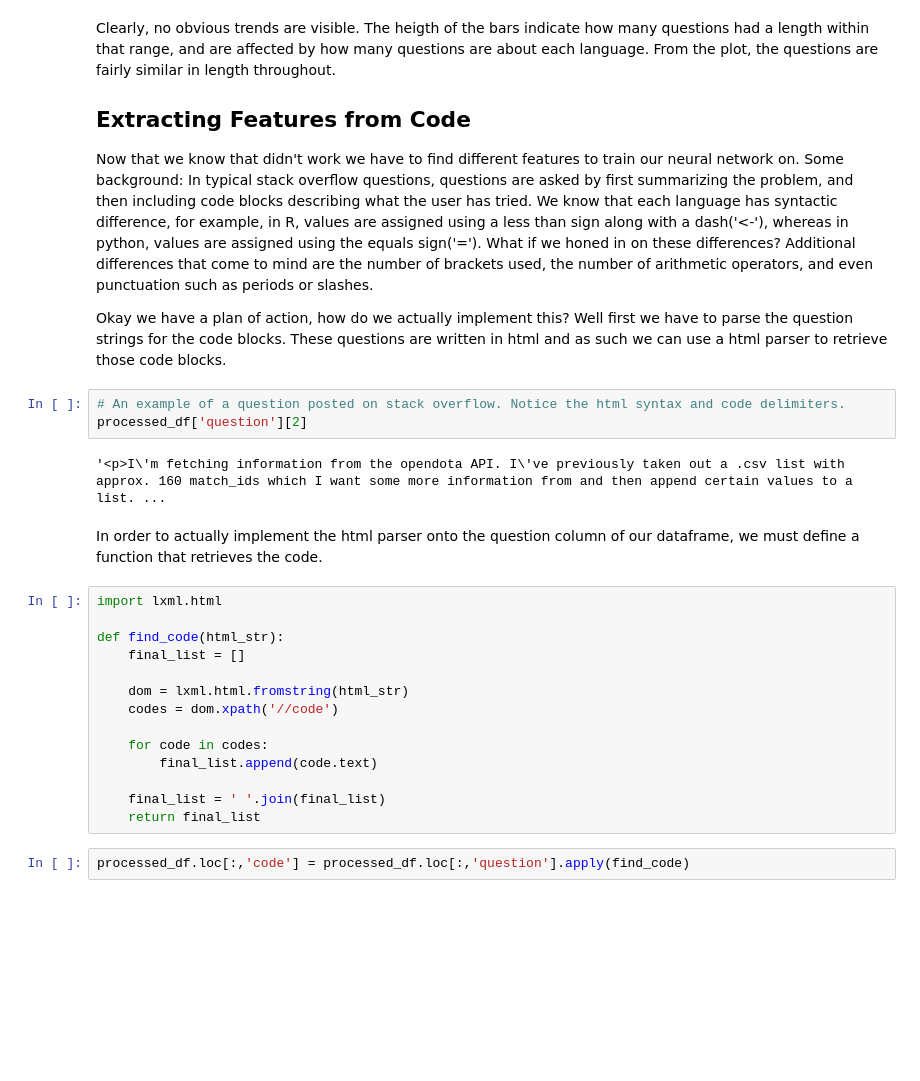
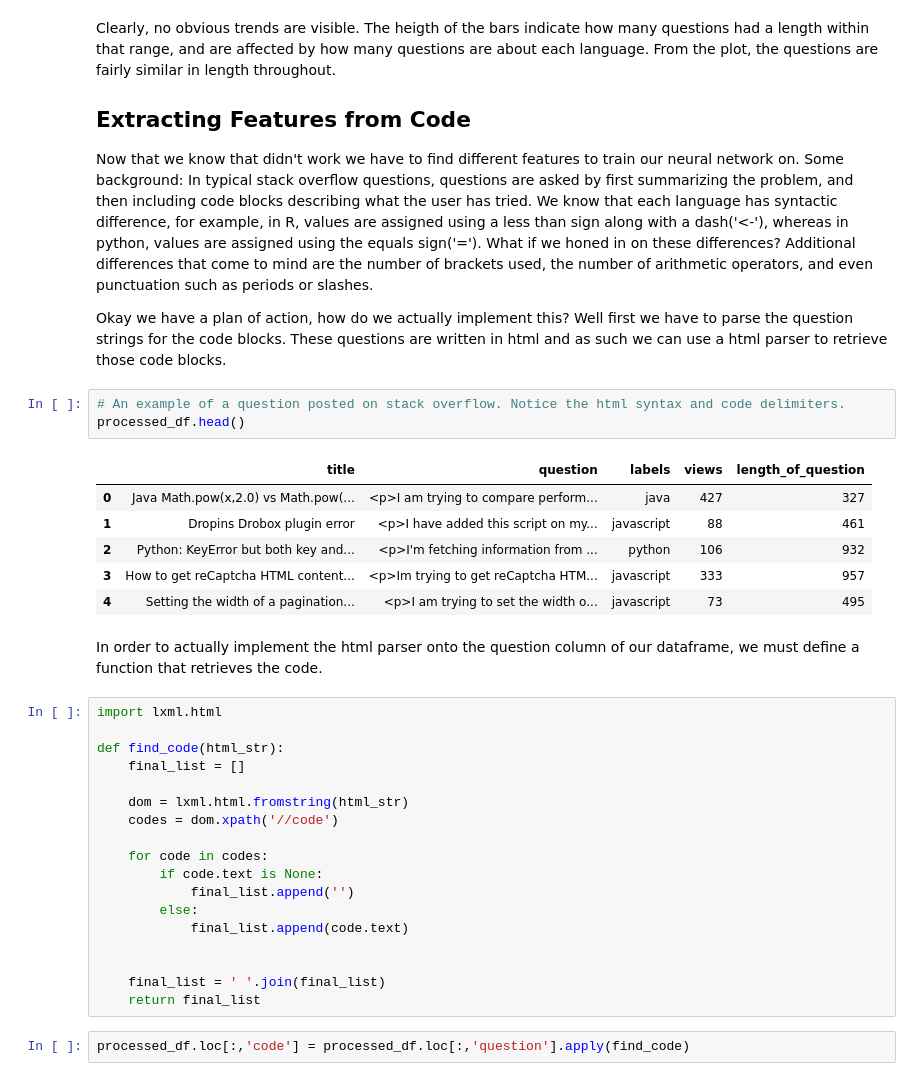
Before and after one commit to JECBello/Stack-Overflow-NLP, a Jupyter notebook: StackOverflow_ Classifying based on Content_Title.ipynb, the cells around one changed output. Saved outputs shown, nothing was run; the diff lists cells and outputs as text; blank space fills up the shorter version.

```diff
--- a/StackOverflow_ Classifying based on Content_Title.ipynb
+++ b/StackOverflow_ Classifying based on Content_Title.ipynb
@@ -203,9 +203,14 @@ We know that each language has syntactic difference, for example, in R, values a
 Okay we have a plan of action, how do we actually implement this? Well first we have to parse the question strings for the code blocks. These questions are written in html and as such we can use a html parser to retrieve those code blocks.
 # %%
 # An example of a question posted on stack overflow. Notice the html syntax and code delimiters.
-processed_df['question'][2]
+processed_df.head()
 # %% [output]
-'<p>I\'m fetching information from the opendota API. I\'ve previously taken out a .csv list with approx. 160 match_ids which I want some more information from and then append certain values to a list. ...
+|  | title | question | labels | views | length_of_question |
+| 0 | Java Math.pow(x,2.0) vs Math.pow(... | <p>I am trying to compare perform... | java | 427 | 327 |
+| 1 | Dropins Drobox plugin error | <p>I have added this script on my... | javascript | 88 | 461 |
+| 2 | Python: KeyError but both key and... | <p>I'm fetching information from ... | python | 106 | 932 |
+| 3 | How to get reCaptcha HTML content... | <p>Im trying to get reCaptcha HTM... | javascript | 333 | 957 |
+| 4 | Setting the width of a pagination... | <p>I am trying to set the width o... | javascript | 73 | 495 |
 # %% [markdown]
 In order to actually implement the html parser onto the question column of our dataframe, we must define a function that retrieves the code.
 # %%
@@ -218,7 +223,11 @@ def find_code(html_str):
     codes = dom.xpath('//code')
 
     for code in codes:
-        final_list.append(code.text)
+        if code.text is None:
+            final_list.append('')
+        else:
+            final_list.append(code.text)
+
 
     final_list = ' '.join(final_list)
     return final_list
```
Also changed, not shown: parts of 14 cells of this notebook.
